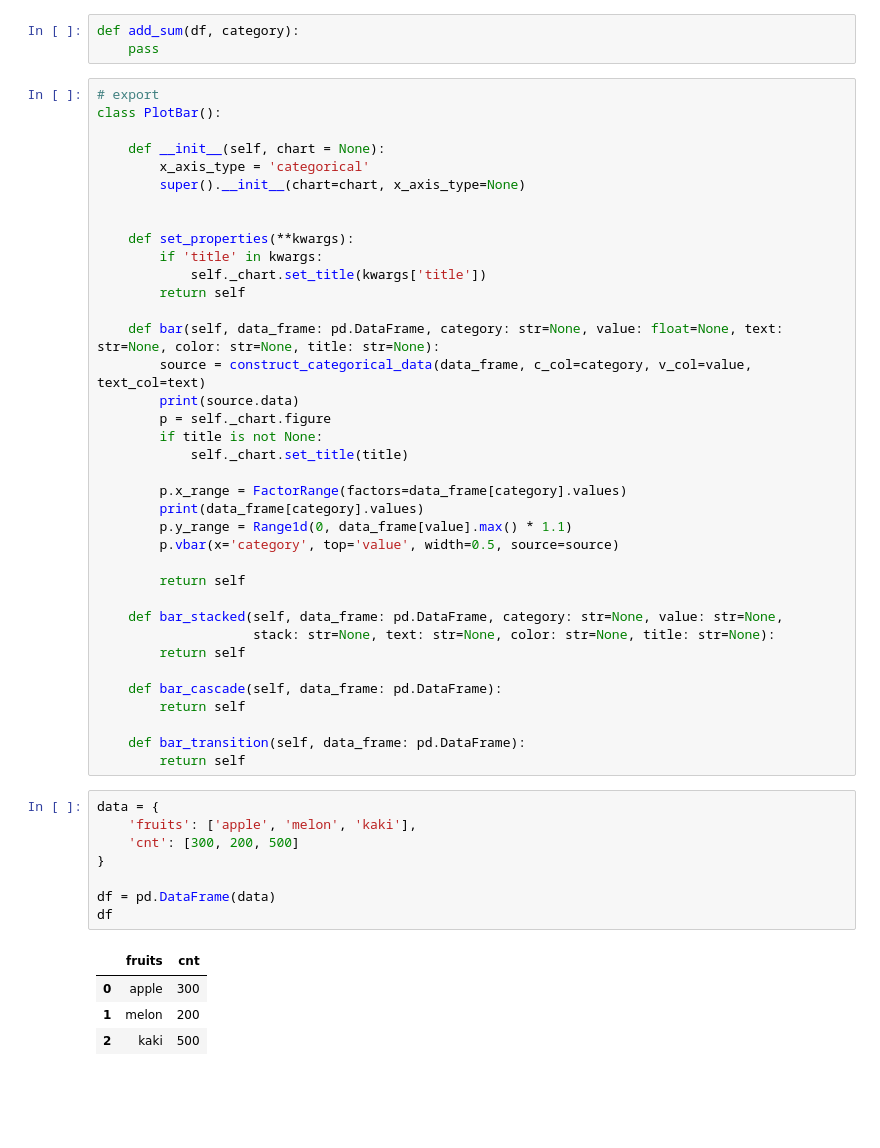
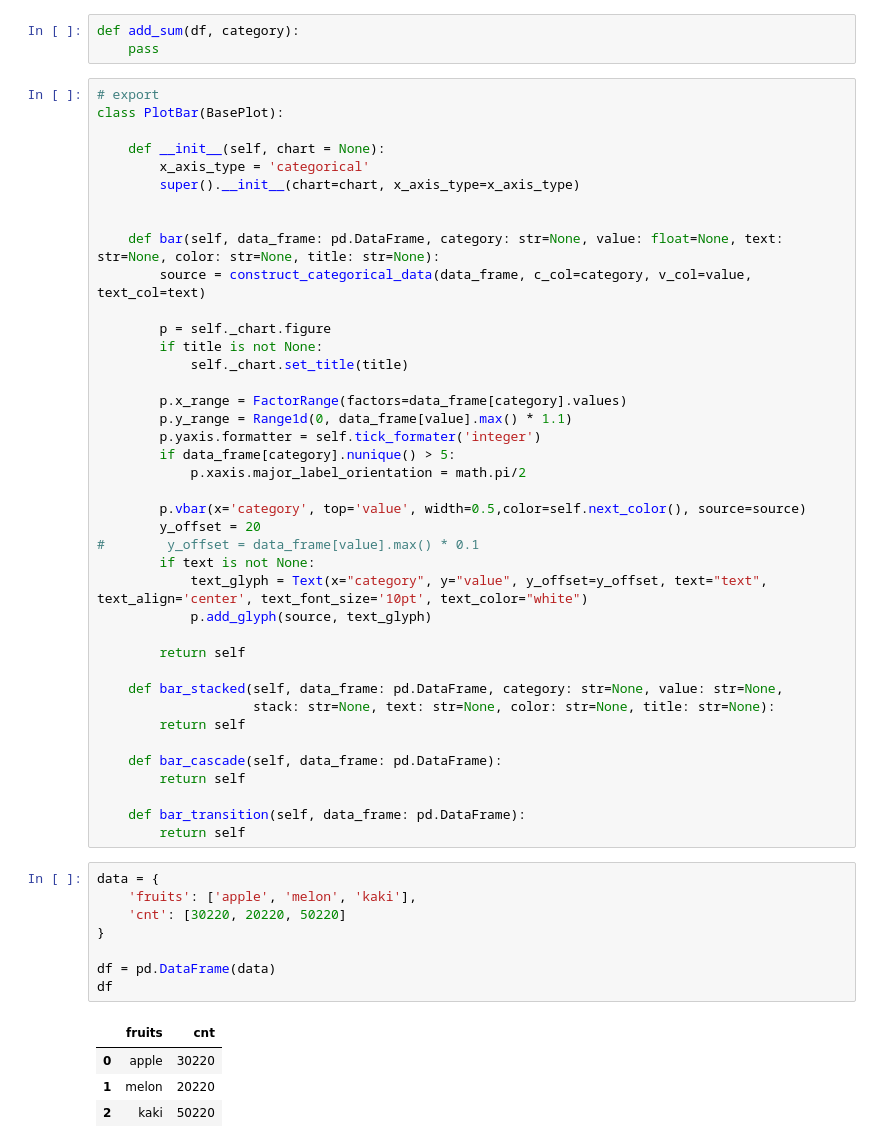
Before and after one commit to hirogen317/chamomile, a Jupyter notebook: notebooks/chart_plot_bar.ipynb, the cells around one changed output. Drawn from its saved outputs; the diff is of its cells as text; blank space fills up the shorter version.

```diff
--- a/notebooks/chart_plot_bar.ipynb
+++ b/notebooks/chart_plot_bar.ipynb
@@ -15,29 +21,32 @@ def add_sum(df, category):
     pass
 # %%
 # export
-class PlotBar():
+class PlotBar(BasePlot):
 
     def __init__(self, chart = None):
         x_axis_type = 'categorical'
-        super().__init__(chart=chart, x_axis_type=None)
+        super().__init__(chart=chart, x_axis_type=x_axis_type)
 
-
-    def set_properties(**kwargs):
-        if 'title' in kwargs:
-            self._chart.set_title(kwargs['title'])
-        return self
 
     def bar(self, data_frame: pd.DataFrame, category: str=None, value: float=None, text: str=None, color: str=None, title: str=None):
         source = construct_categorical_data(data_frame, c_col=category, v_col=value, text_col=text)
-        print(source.data)
+
         p = self._chart.figure
         if title is not None:
             self._chart.set_title(title)
 
         p.x_range = FactorRange(factors=data_frame[category].values)
-        print(data_frame[category].values)
         p.y_range = Range1d(0, data_frame[value].max() * 1.1)
-        p.vbar(x='category', top='value', width=0.5, source=source)
+        p.yaxis.formatter = self.tick_formater('integer')
+        if data_frame[category].nunique() > 5:
+            p.xaxis.major_label_orientation = math.pi/2
+
+        p.vbar(x='category', top='value', width=0.5,color=self.next_color(), source=source)
+        y_offset = 20
+#        y_offset = data_frame[value].max() * 0.1
+        if text is not None:
+            text_glyph = Text(x="category", y="value", y_offset=y_offset, text="text", text_align='center', text_font_size='10pt', text_color="white")
+            p.add_glyph(source, text_glyph)
 
         return self
 
@@ -53,14 +62,14 @@ class PlotBar():
 # %%
 data = {
     'fruits': ['apple', 'melon', 'kaki'],
-    'cnt': [300, 200, 500]
+    'cnt': [30220, 20220, 50220]
 }
 
 df = pd.DataFrame(data)
 df
 # %% [output]
 |  | fruits | cnt |
-| 0 | apple | 300 |
-| 1 | melon | 200 |
-| 2 | kaki | 500 |
+| 0 | apple | 30220 |
+| 1 | melon | 20220 |
+| 2 | kaki | 50220 |
 # %%
```
Also changed, not shown: parts of 5 cells of this notebook, 37 other files.
